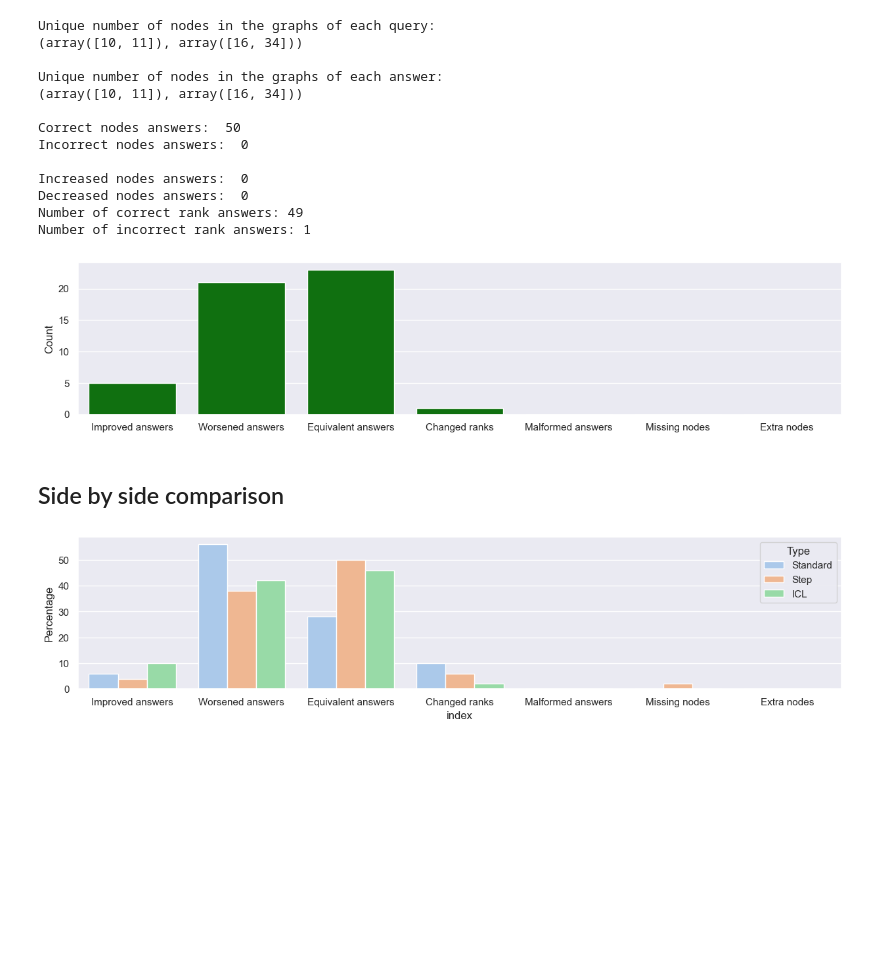
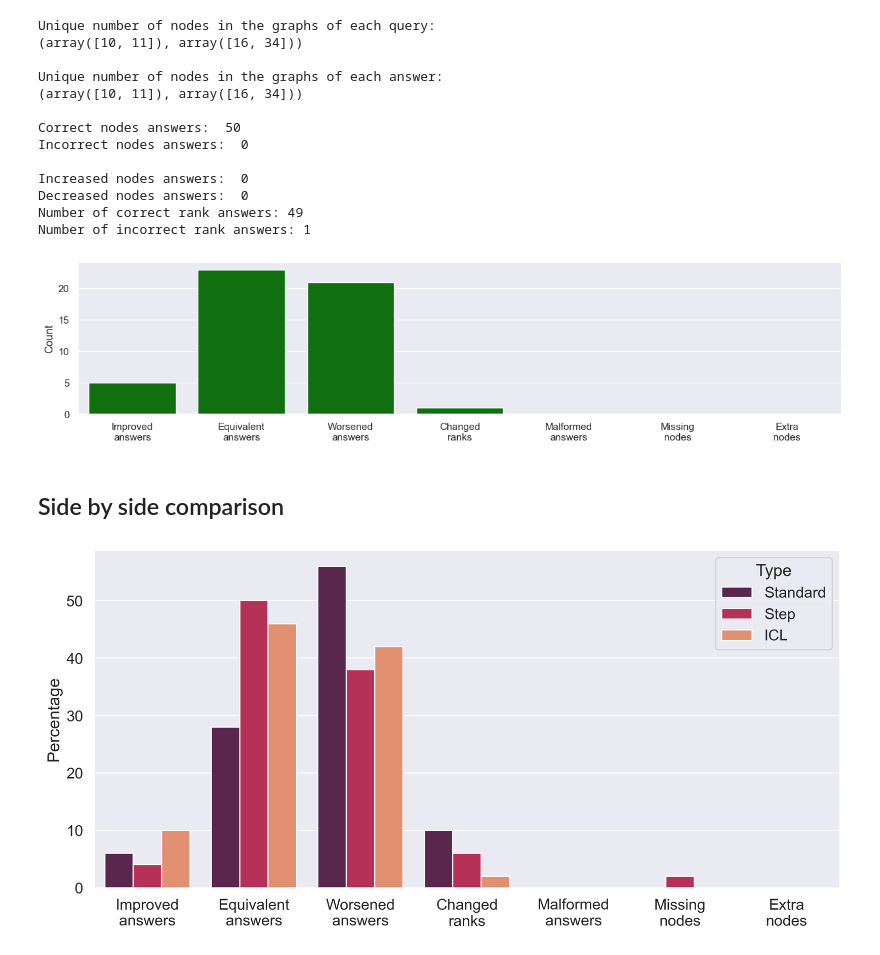
Before and after one commit to ClonedOne/gpt_graphs, a Jupyter notebook: noteboks/analysis_transpose_prompts_median.ipynb, the cells around one changed output. Drawn from its saved outputs; the diff is of its cells as text; code cells hidden in the pictures; blank space fills up the shorter version.

```diff
--- a/noteboks/analysis_transpose_prompts_median.ipynb
+++ b/noteboks/analysis_transpose_prompts_median.ipynb
@@ -183,7 +183,17 @@ def visualize_results(results: dict, color="skyblue"):
             results,
         )
     )
-    data["Improved answers"] = len(improved_answers)
+    data["Improved\nanswers"] = len(improved_answers)
+
+    # Count the number of entries for which new_crossings is positive and new_crossings == original_crossings
+    equivalent_answers = list(
+        filter(
+            lambda x: x["new_crossings"] >= 0
+            and x["new_crossings"] == x["original_crossings"],
+            results,
+        )
+    )
+    data["Equivalent\nanswers"] = len(equivalent_answers)
 
     # Count the number of entries for which new_crossings is positive and new_crossings > original_crossings
     worsened_answers = list(
@@ -193,39 +203,29 @@ def visualize_results(results: dict, color="skyblue"):
             results,
         )
     )
-    data["Worsened answers"] = len(worsened_answers)
-
-    # Count the number of entries for which new_crossings is positive and new_crossings == original_crossings
-    equivalent_answers = list(
-        filter(
-            lambda x: x["new_crossings"] >= 0
-            and x["new_crossings"] == x["original_crossings"],
-            results,
-        )
-    )
-    data["Equivalent answers"] = len(equivalent_answers)
+    data["Worsened\nanswers"] = len(worsened_answers)
 
     # Count the number of changed ranks
     changed_ranks = list(
         filter(lambda x: x["new_crossings"] == WRONG_RANKS, results)
     )
-    data["Changed ranks"] = len(changed_ranks)
+    data["Changed\nranks"] = len(changed_ranks)
 
     # Count the number of malformed answers
     malformed_answers = list(
         filter(lambda x: x["new_crossings"] == WRONG_FORMAT, results)
     )
-    data["Malformed answers"] = len(malformed_answers)
+    data["Malformed\nanswers"] = len(malformed_answers)
 
     # Count the number of answers with missing nodes
     missing_nodes = list(
         filter(lambda x: x["new_crossings"] == MISSING_NODES, results)
     )
-    data["Missing nodes"] = len(missing_nodes)
+    data["Missing\nnodes"] = len(missing_nodes)
 
     # Count the number of answers with extra nodes
     extra_nodes = list(filter(lambda x: x["new_crossings"] == EXTRA_NODES, results))
-    data["Extra nodes"] = len(extra_nodes)
+    data["Extra\nnodes"] = len(extra_nodes)
 
     df = pd.DataFrame.from_dict(data, orient="index", columns=["Value"])
     sns.set(rc={"figure.figsize": (15, 3)})
@@ -576,7 +576,7 @@ Number of incorrect rank answers: 1
 # %%
 data_icl, df_icl, improved_answers_icl, worsened_answers_icl, equivalent_answers_icl = visualize_results(results_icl, color="green")
 # %% [output]
-[figure, old version]
+[figure, new version]
 # %%
 # print("Number of improved answers: ", len(improved_answers_icl))
 # for k in improved_answers_icl:
@@ -595,17 +595,21 @@ data_icl, df_icl, improved_answers_icl, worsened_answers_icl, equivalent_answers
 # %%
 df_std_pt = df_std / len(queries) * 100
 df_icl_pt = df_icl / len(queries) * 100
 df_step_pt = df_step / len(queries) * 100
 
 df_std_pt["Type"] = "Standard"
 df_icl_pt["Type"] = "ICL"
 df_step_pt["Type"] = "Step"
 
 df_pt = pd.concat([df_std_pt, df_step_pt, df_icl_pt]).reset_index()
 
-sns.set(rc={'figure.figsize':(15,3)})
-sns.barplot(x="index", y='Value', data=df_pt, hue='Type', palette="pastel")
+# sns.set(rc={'figure.figsize':(15,3)})
+plt.figure(figsize=(10, 5), dpi = 300)
+sns.set(font_scale=1.2)
+sns.barplot(x="index", y='Value', data=df_pt, hue='Type', palette="rocket")
 plt.ylabel('Percentage')
+plt.xlabel(None)
+plt.tight_layout()
 plt.show()
 # %% [output]
-[figure, old version]
+[figure, new version]
```
Also changed, not shown: parts of 2 cells of this notebook, 3 other files.
